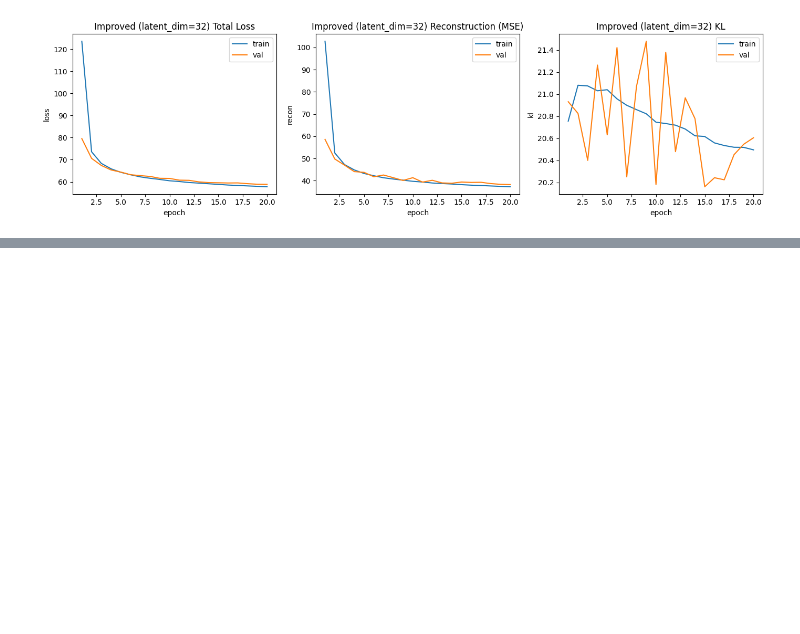
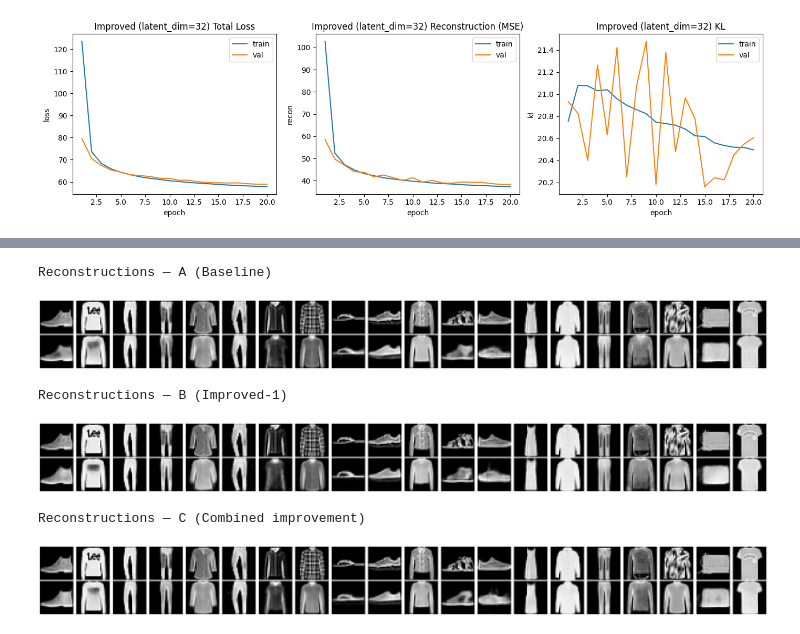
Before and after one commit to FaridMahmoudzadeh/Variational-Autoencoder, a Jupyter notebook: Variational Autoencoder.ipynb, the cells around one changed output, grey strips where cells are left out. Drawn from its saved outputs; the diff is of its cells as text; code cells hidden in the pictures; blank space fills up the shorter version.

Commit message:
feat(Phase 2): improvement 2(combinational) applied

```diff
--- a/Variational Autoencoder.ipynb
+++ b/Variational Autoencoder.ipynb
@@ -707,0 +780,26 @@ plot_history(improved_history, title_prefix="Improved (latent_dim=32)")
+# %%
+COMB_LATENT_DIM = 32
+COMB_EPOCHS = EPOCHS
+COMB_LR = LR
+COMB_BETA_MAX = 1.0
+WARMUP_EPOCHS = 10
+
+combined_model = ConvVAE(latent_dim=COMB_LATENT_DIM).to(device)
+
+print("\n[C] Training Combined Improvement: latent_dim=32 + KL warm-up (0->1 over {} epochs)".format(WARMUP_EPOCHS))
+combined_history = train_with_beta_schedule(
+    combined_model,
+    train_loader=train_loader,
+    val_loader=val_loader,
+    epochs=COMB_EPOCHS,
+    lr=COMB_LR,
+    device=device,
+    beta_max=COMB_BETA_MAX,
+    warmup_epochs=WARMUP_EPOCHS
+)
+
+combined_beta_eval = 1.0
+combined_test = run_epoch(combined_model, test_loader, optimizer=None, beta=combined_beta_eval, device=device)
+
+print("\n[C] Combined Improvement TEST (eval beta=1):")
+print(combined_test)
@@ -707,0 +858,16 @@ plot_history(improved_history, title_prefix="Improved (latent_dim=32)")
+# %%
+print("\nReconstructions — A (Baseline)")
+show_reconstructions(baseline_model, test_loader, n=20, device=device)
+
+print("\nReconstructions — B (Improved-1)")
+show_reconstructions(improved1_model, test_loader, n=20, device=device)
+
+print("\nReconstructions — C (Combined improvement)")
+show_reconstructions(combined_model, test_loader, n=20, device=device)
+# %% [output]
+Reconstructions — A (Baseline)
+[figure, added]
+Reconstructions — B (Improved-1)
+[figure, added]
+Reconstructions — C (Combined improvement)
+[figure, added]
```
Also changed, not shown: parts of 9 cells of this notebook.
